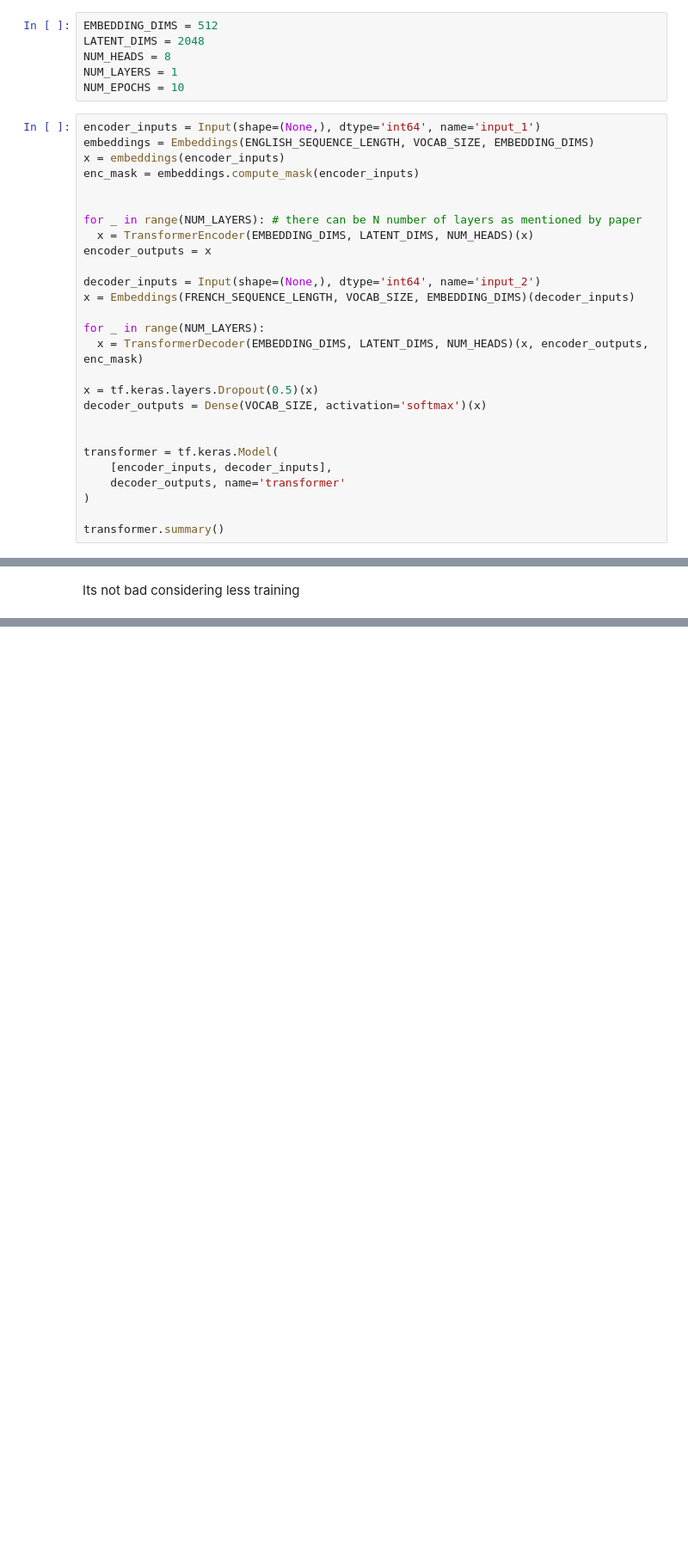
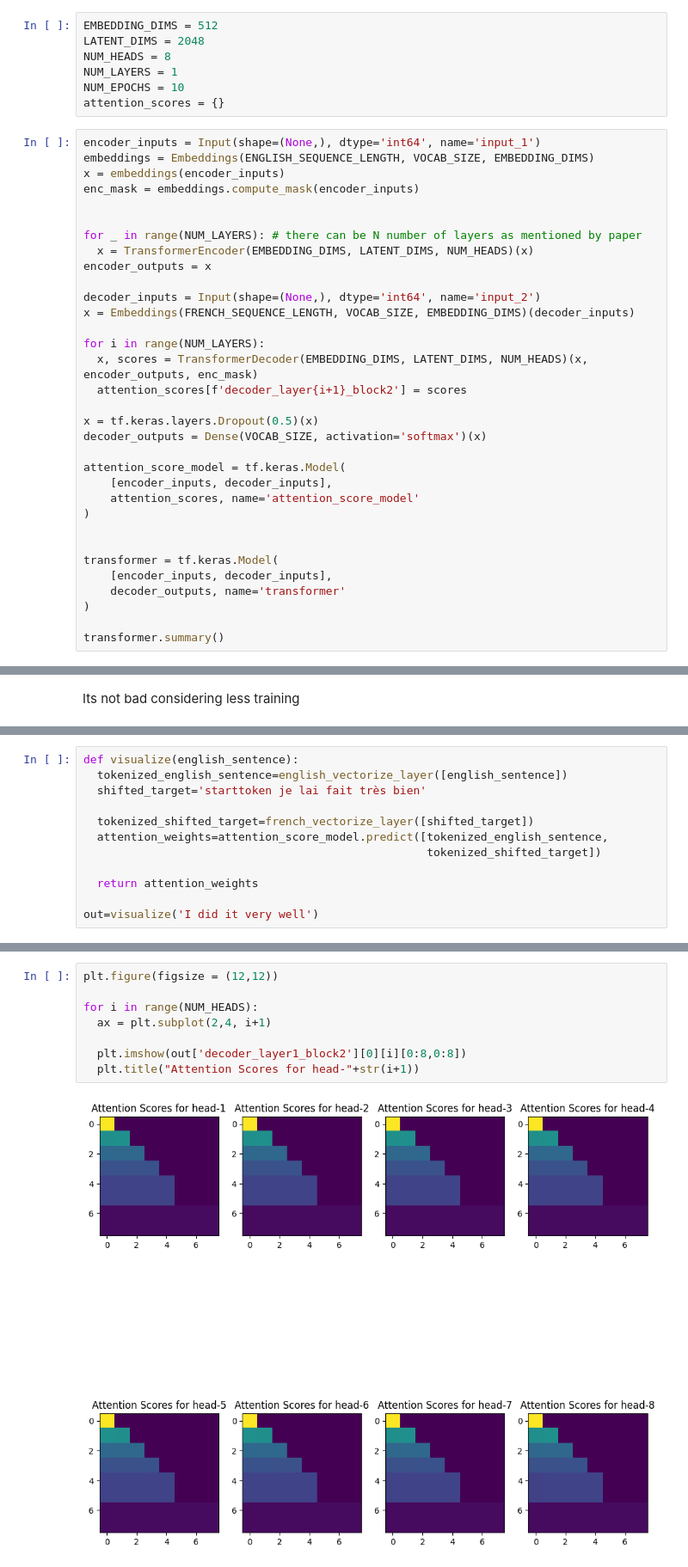
Before and after one commit to rakibulhaque9954/Machine_Learning_Translation, a Jupyter notebook: Machine_translation_Transformers.ipynb, the cells around one changed output, grey strips where cells are left out. Shown at 86% size. Saved outputs shown, nothing was run; the diff lists cells and outputs as text; blank space fills up the shorter version.

Commit message:
update with attention score plots

```diff
--- a/Machine_translation_Transformers.ipynb
+++ b/Machine_translation_Transformers.ipynb
@@ -524,6 +525,7 @@ LATENT_DIMS = 2048
 NUM_HEADS = 8
 NUM_LAYERS = 1
 NUM_EPOCHS = 10
+attention_scores = {}
 # %%
 encoder_inputs = Input(shape=(None,), dtype='int64', name='input_1')
 embeddings = Embeddings(ENGLISH_SEQUENCE_LENGTH, VOCAB_SIZE, EMBEDDING_DIMS)
@@ -538,11 +540,17 @@ encoder_outputs = x
 decoder_inputs = Input(shape=(None,), dtype='int64', name='input_2')
 x = Embeddings(FRENCH_SEQUENCE_LENGTH, VOCAB_SIZE, EMBEDDING_DIMS)(decoder_inputs)
 
-for _ in range(NUM_LAYERS):
-  x = TransformerDecoder(EMBEDDING_DIMS, LATENT_DIMS, NUM_HEADS)(x, encoder_outputs, enc_mask)
+for i in range(NUM_LAYERS):
+  x, scores = TransformerDecoder(EMBEDDING_DIMS, LATENT_DIMS, NUM_HEADS)(x, encoder_outputs, enc_mask)
+  attention_scores[f'decoder_layer{i+1}_block2'] = scores
 
 x = tf.keras.layers.Dropout(0.5)(x)
 decoder_outputs = Dense(VOCAB_SIZE, activation='softmax')(x)
+
+attention_score_model = tf.keras.Model(
+    [encoder_inputs, decoder_inputs],
+    attention_scores, name='attention_score_model'
+)
 
 
 transformer = tf.keras.Model(
@@ -762,0 +753,12 @@ Its not bad considering less training
+# %%
+def visualize(english_sentence):
+  tokenized_english_sentence=english_vectorize_layer([english_sentence])
+  shifted_target='starttoken je lai fait très bien'
+
+  tokenized_shifted_target=french_vectorize_layer([shifted_target])
+  attention_weights=attention_score_model.predict([tokenized_english_sentence,
+                                                   tokenized_shifted_target])
+
+  return attention_weights
+
+out=visualize('I did it very well')
@@ -762,0 +773,10 @@ Its not bad considering less training
+# %%
+plt.figure(figsize = (12,12))
+
+for i in range(NUM_HEADS):
+  ax = plt.subplot(2,4, i+1)
+
+  plt.imshow(out['decoder_layer1_block2'][0][i][0:8,0:8])
+  plt.title("Attention Scores for head-"+str(i+1))
+# %% [output]
+[figure, added]
```
Also changed, not shown: parts of 20 cells of this notebook.
